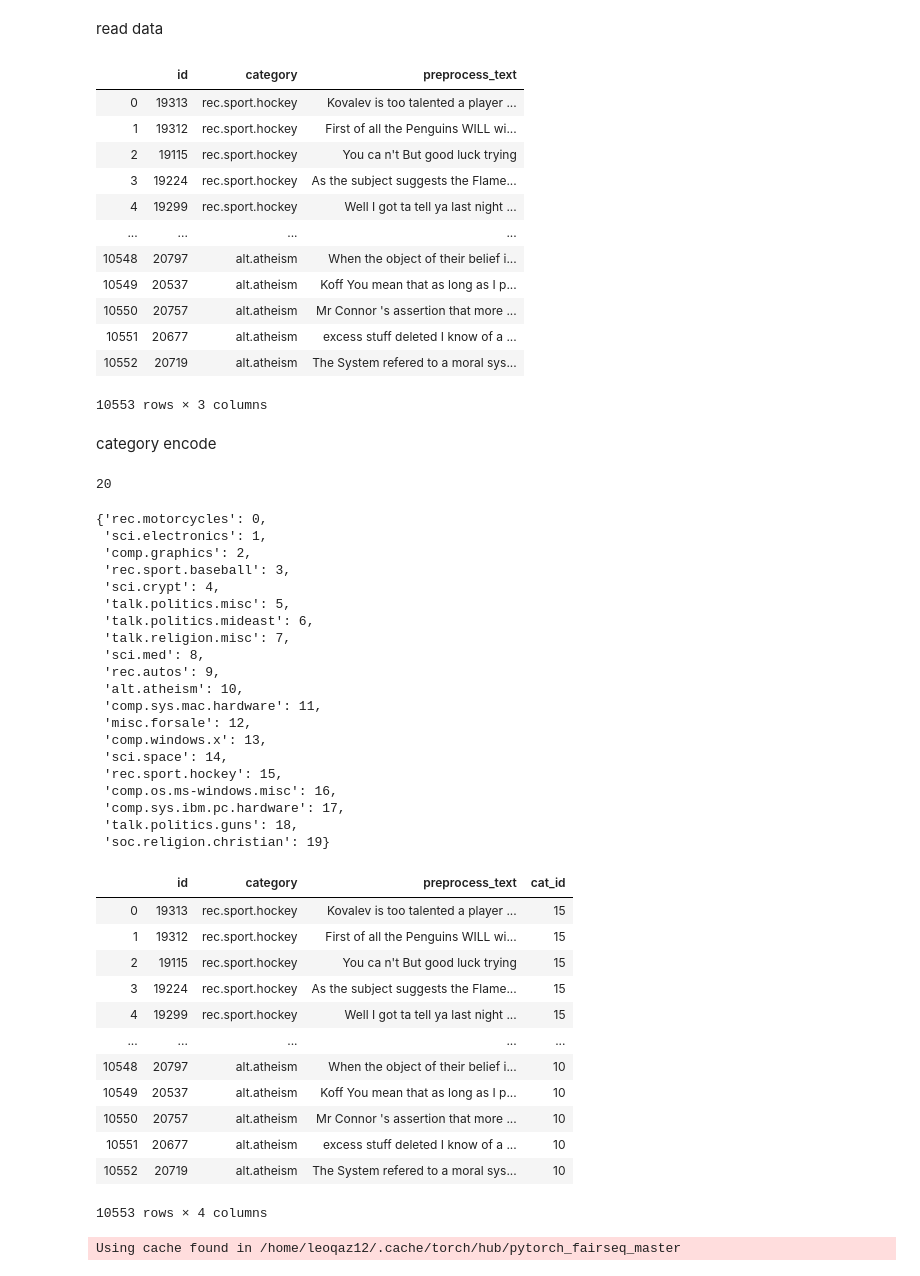
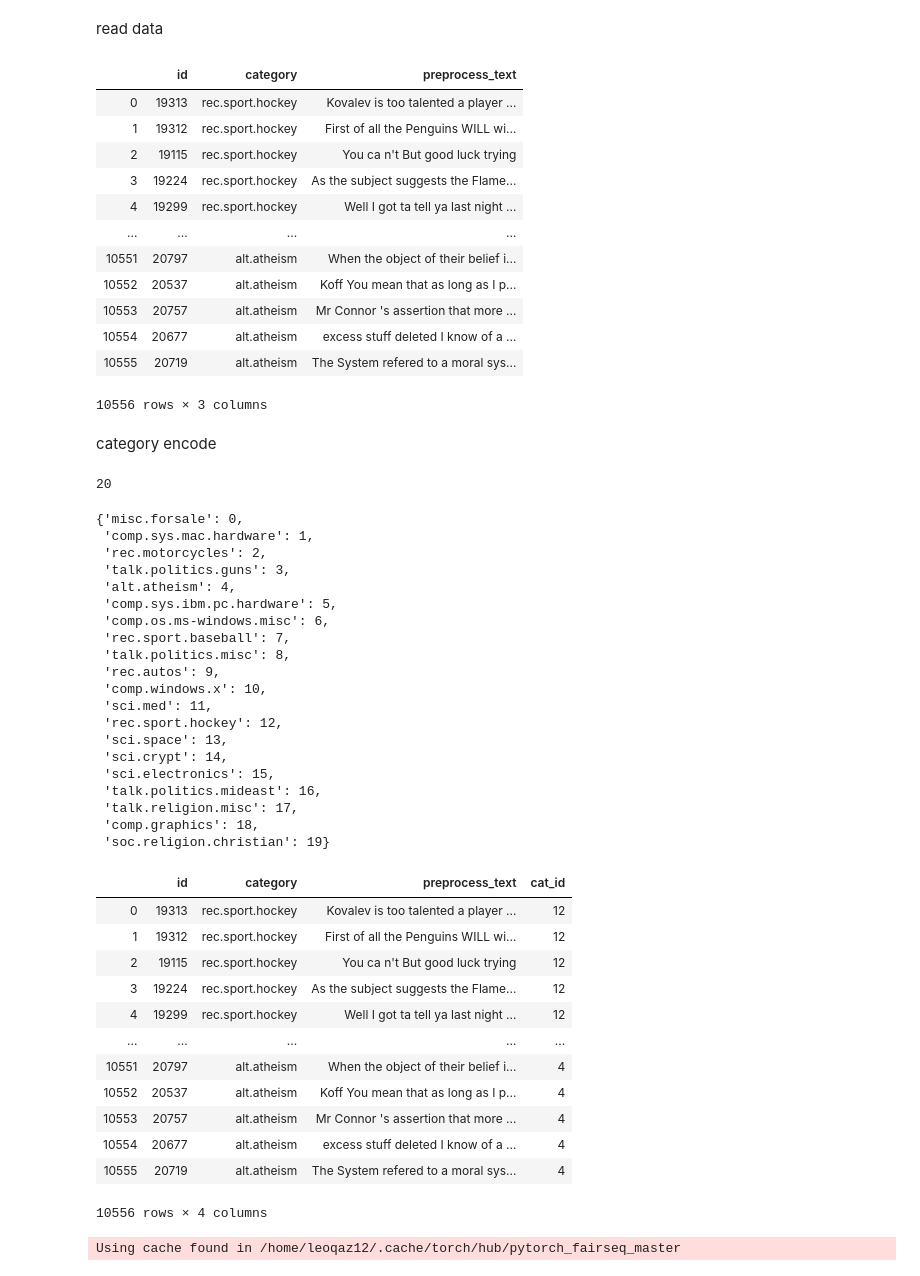
Before and after one commit to tychen5/SequenceFramework, a Jupyter notebook: 2.PrepareData.ipynb, the cells around one changed output. Drawn from its saved outputs; the diff is of its cells as text; code cells hidden in the pictures.

```diff
--- a/2.PrepareData.ipynb
+++ b/2.PrepareData.ipynb
@@ -46,27 +48,27 @@ from dask.multiprocessing import get
 # %% [markdown]
 read data
 # %%
-train_df = pd.read_csv('./data/20news-bydate-v3/training_df.csv',index_col=False)
+train_df = pd.read_csv('./data/20news-bydate-v3/train_df_1.csv',index_col=False)
 train_df = train_df.drop(['Unnamed: 0'],axis=1)
-valid_df = pd.read_csv('./data/20news-bydate-v3/validation_df.csv',index_col=False)
+valid_df = pd.read_csv('./data/20news-bydate-v3/valid_df_1.csv',index_col=False)
 valid_df = valid_df.drop(['Unnamed: 0'],axis=1)
-test_df = pd.read_csv('./data/20news-bydate-v3/test_df.csv',index_col=False)
+test_df = pd.read_csv('./data/20news-bydate-v3/test_df_1.csv',index_col=False)
 test_df = test_df.drop(['Unnamed: 0'],axis=1)
 train_df
 # %% [output]
 |  | id | category | preprocess_text |
 | 0 | 19313 | rec.sport.hockey | Kovalev is too talented a player ... |
 | 1 | 19312 | rec.sport.hockey | First of all the Penguins WILL wi... |
 | 2 | 19115 | rec.sport.hockey | You ca n't But good luck trying |
 | 3 | 19224 | rec.sport.hockey | As the subject suggests the Flame... |
 | 4 | 19299 | rec.sport.hockey | Well I got ta tell ya last night ... |
 | ... | ... | ... | ... |
-| 10548 | 20797 | alt.atheism | When the object of their belief i... |
-| 10549 | 20537 | alt.atheism | Koff You mean that as long as I p... |
-| 10550 | 20757 | alt.atheism | Mr Connor 's assertion that more ... |
-| 10551 | 20677 | alt.atheism | excess stuff deleted I know of a ... |
-| 10552 | 20719 | alt.atheism | The System refered to a moral sys... |
+| 10551 | 20797 | alt.atheism | When the object of their belief i... |
+| 10552 | 20537 | alt.atheism | Koff You mean that as long as I p... |
+| 10553 | 20757 | alt.atheism | Mr Connor 's assertion that more ... |
+| 10554 | 20677 | alt.atheism | excess stuff deleted I know of a ... |
+| 10555 | 20719 | alt.atheism | The System refered to a moral sys... |
-10553 rows × 3 columns
+10556 rows × 3 columns
 # %% [markdown]
 category encode
 # %%
@@ -79,25 +81,25 @@ pickle.dump(obj=cat_encode,file=open('./data/20news-bydate-v3/cat_encode_dict.pk
 cat_encode
 # %% [output]
 20
-{'rec.motorcycles': 0,
- 'sci.electronics': 1,
- 'comp.graphics': 2,
- 'rec.sport.baseball': 3,
- 'sci.crypt': 4,
- 'talk.politics.misc': 5,
- 'talk.politics.mideast': 6,
- 'talk.religion.misc': 7,
- 'sci.med': 8,
+{'misc.forsale': 0,
+ 'comp.sys.mac.hardware': 1,
+ 'rec.motorcycles': 2,
+ 'talk.politics.guns': 3,
+ 'alt.atheism': 4,
+ 'comp.sys.ibm.pc.hardware': 5,
+ 'comp.os.ms-windows.misc': 6,
+ 'rec.sport.baseball': 7,
+ 'talk.politics.misc': 8,
  'rec.autos': 9,
- 'alt.atheism': 10,
- 'comp.sys.mac.hardware': 11,
- 'misc.forsale': 12,
- 'comp.windows.x': 13,
- 'sci.space': 14,
- 'rec.sport.hockey': 15,
- 'comp.os.ms-windows.misc': 16,
- 'comp.sys.ibm.pc.hardware': 17,
- 'talk.politics.guns': 18,
+ 'comp.windows.x': 10,
+ 'sci.med': 11,
+ 'rec.sport.hockey': 12,
+ 'sci.space': 13,
+ 'sci.crypt': 14,
+ 'sci.electronics': 15,
+ 'talk.politics.mideast': 16,
+ 'talk.religion.misc': 17,
+ 'comp.graphics': 18,
  'soc.religion.christian': 19}
 # %%
 def convert_cat(serie):
@@ -112,18 +114,18 @@ test_df['cat_id'] = test_df.category.apply(convert_cat)
 train_df
 # %% [output]
 |  | id | category | preprocess_text | cat_id |
-| 0 | 19313 | rec.sport.hockey | Kovalev is too talented a player ... | 15 |
-| 1 | 19312 | rec.sport.hockey | First of all the Penguins WILL wi... | 15 |
-| 2 | 19115 | rec.sport.hockey | You ca n't But good luck trying | 15 |
-| 3 | 19224 | rec.sport.hockey | As the subject suggests the Flame... | 15 |
-| 4 | 19299 | rec.sport.hockey | Well I got ta tell ya last night ... | 15 |
+| 0 | 19313 | rec.sport.hockey | Kovalev is too talented a player ... | 12 |
+| 1 | 19312 | rec.sport.hockey | First of all the Penguins WILL wi... | 12 |
+| 2 | 19115 | rec.sport.hockey | You ca n't But good luck trying | 12 |
+| 3 | 19224 | rec.sport.hockey | As the subject suggests the Flame... | 12 |
+| 4 | 19299 | rec.sport.hockey | Well I got ta tell ya last night ... | 12 |
 | ... | ... | ... | ... | ... |
-| 10548 | 20797 | alt.atheism | When the object of their belief i... | 10 |
-| 10549 | 20537 | alt.atheism | Koff You mean that as long as I p... | 10 |
-| 10550 | 20757 | alt.atheism | Mr Connor 's assertion that more ... | 10 |
-| 10551 | 20677 | alt.atheism | excess stuff deleted I know of a ... | 10 |
-| 10552 | 20719 | alt.atheism | The System refered to a moral sys... | 10 |
+| 10551 | 20797 | alt.atheism | When the object of their belief i... | 4 |
+| 10552 | 20537 | alt.atheism | Koff You mean that as long as I p... | 4 |
+| 10553 | 20757 | alt.atheism | Mr Connor 's assertion that more ... | 4 |
+| 10554 | 20677 | alt.atheism | excess stuff deleted I know of a ... | 4 |
+| 10555 | 20719 | alt.atheism | The System refered to a moral sys... | 4 |
-10553 rows × 4 columns
+10556 rows × 4 columns
 # %%
 roberta = torch.hub.load('pytorch/fairseq', 'roberta.large')
 roberta.cuda() #gpu
```
Also changed, not shown: parts of 26 cells of this notebook, 2 other files.
